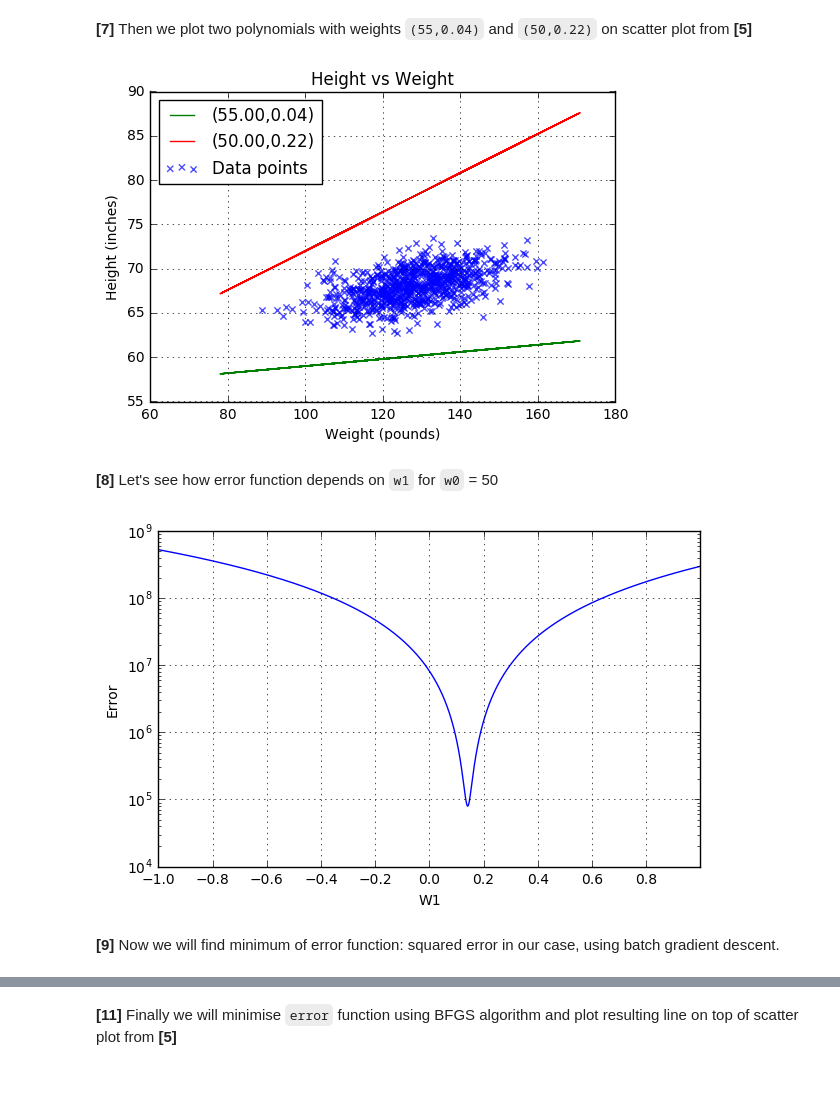
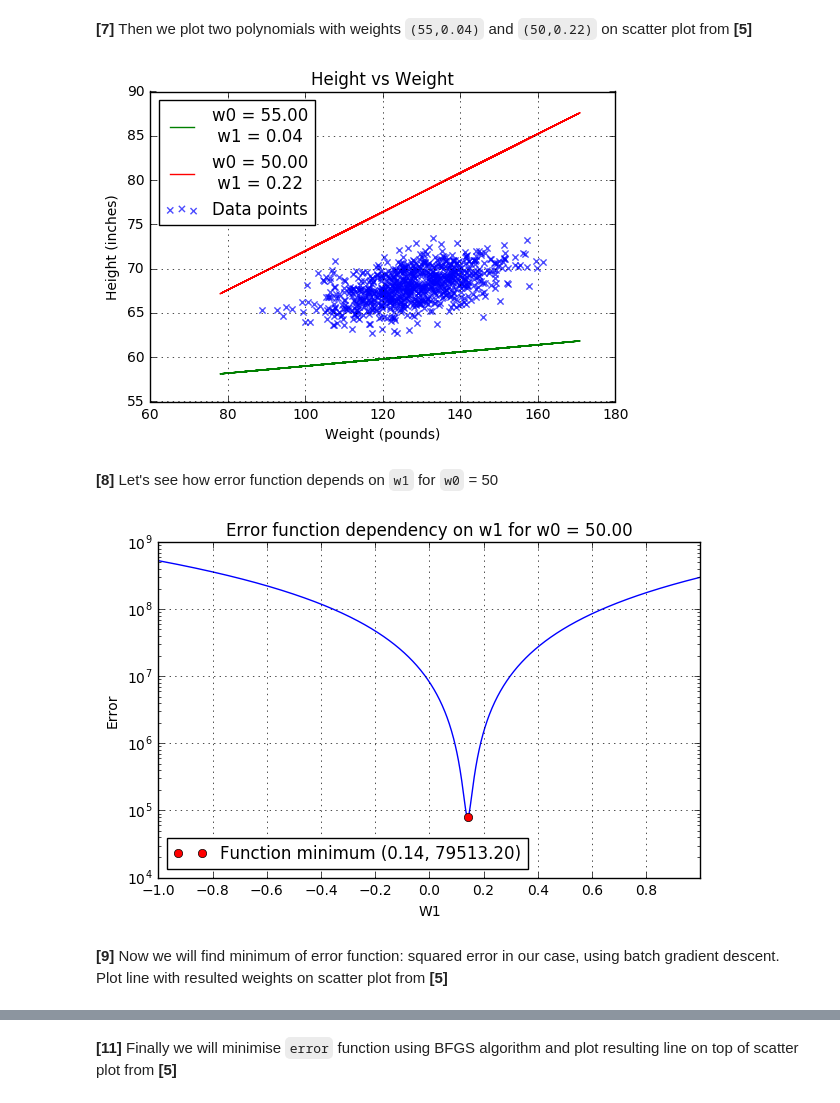
Before and after one commit to EvdokimovN/S7DataScience, a Jupyter notebook: S7DataScience.ipynb, the cells around one changed output, grey strips where cells are left out. Cells and saved outputs as stored; diff of their text form; code cells hidden in the pictures.

```diff
--- a/S7DataScience.ipynb
+++ b/S7DataScience.ipynb
@@ -180,7 +180,7 @@ def plotScatter(sample, x, y, weights, colors):
 
     for w, c in zip(weights, colors):
         w0, w1 = w[0], w[1]
-        plt.plot(x, polynomial(w0, w1, x), label="({:.2f},{:.2f})".format(w0,w1), color=c)
+        plt.plot(x, polynomial(w0, w1, x), label="w0 = {:.2f}\n w1 = {:.2f}".format(w0,w1), color=c)
 
 
     plt.title('Height vs Weight')
@@ -202,7 +202,7 @@ colors = ('green', 'red')
 
 plotScatter(sample, df[weight_column_index], df[height_column_index], weights, colors)
 # %% [output]
-[figure, old version]
+[figure, new version]
 # %% [markdown]
 **[8]** Let's see how error function depends on `w1` for `w0` = 50
 # %%
@@ -213,38 +213,41 @@ w0 = 50
 w1_range = 1
 w1 = np.linspace(-w1_range, w1_range, num=1000)
 
 # Calculate error values
 y = []
 
 y_min = sys.maxsize
-argminy = 0
+min_w1 = 0
 for w in w1:
     err = error(w0,w,df[height_column_index], df[weight_column_index])
     if err < y_min:
-        argminy = w
+        min_w1 = w
         y_min = err
     y.append(err)
 
 plt.figure()
 plt.plot(w1, y)
+plt.plot(min_w1, y_min, 'or', label = "Function minimum ({:.2f}, {:.2f})".format(min_w1, y_min))
 plt.tight_layout()
 
 # We will put ticks at 0.2*w1_range from each other
 # thus plotting cleaner graph
 plt.xticks(np.arange(min(w1), max(w1), 0.2*w1_range))
 
 # Switch to logarithm scale if max(y) is orders of magnitude larger than min(y)
 if max(y)/min(y) > 10**3:
     plt.semilogy()
 
+plt.title("Error function dependency on w1 for w0 = {:.2f}".format(w0))
 plt.xlabel("W1")
 plt.ylabel("Error")
+plt.legend(loc='lower left')
 plt.grid()
 plt.show()
 # %% [output]
-[figure, old version]
+[figure, new version]
 # %% [markdown]
-**[9]** Now we will find minimum of error function: squared error in our case, using batch gradient descent.
+**[9]** Now we will find minimum of error function: squared error in our case, using batch gradient descent. Plot line with resulted weights on scatter plot from **[5]**
 # %%
 def gradientDescent(x, y, theta, alpha, numIterations):
     m = x.shape[0]
```
Also changed, not shown: parts of 4 cells of this notebook.
